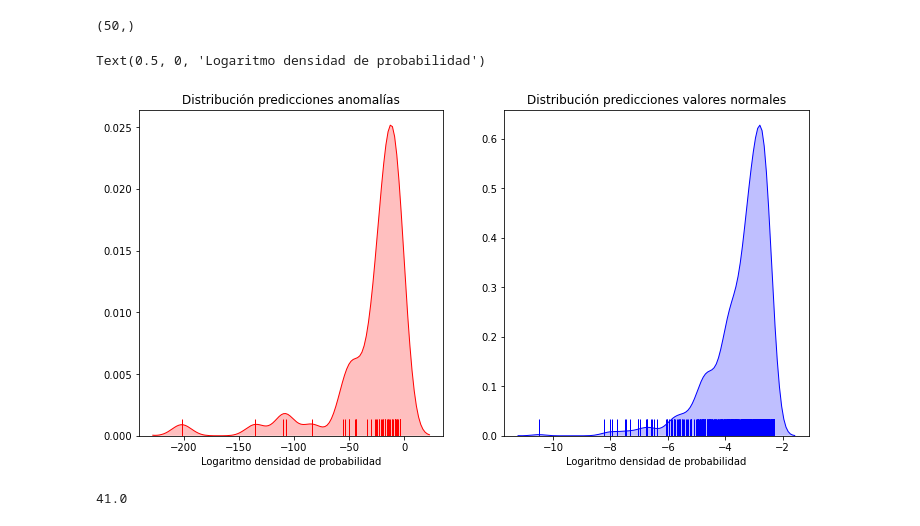
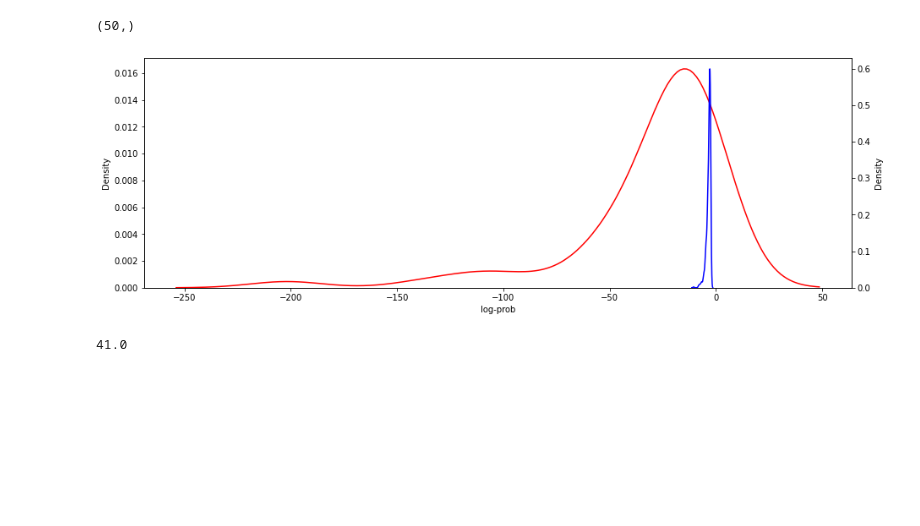
Before and after one commit to FIUBA-Posgrado-Inteligencia-Artificial/intro_ia, a Jupyter notebook: clase_7/jupyterbooks/GMM - Anomaly Detection.ipynb, the cells around one changed output. Cells and saved outputs as stored; diff of their text form; code cells hidden in the pictures; blank space fills up the shorter version.

```diff
--- a/clase_7/jupyterbooks/GMM - Anomaly Detection.ipynb
+++ b/clase_7/jupyterbooks/GMM - Anomaly Detection.ipynb
@@ -59,33 +59,23 @@ log_prob = gm.score_samples(X=X_append)
 log_prob.shape
 # %% [output]
 (50,)
-# %%
-fig, (ax_1, ax_2) = plt.subplots(nrows=1, ncols=2, figsize=(12, 6))
-
-sns.distplot(
-    log_prob,
-    hist    = False,
-    rug     = True,
-    color   = 'red',
-    kde_kws = {'shade': True, 'linewidth': 1},
-    ax      = ax_1
-)
-
-ax_1.set_title('Distribución predicciones anomalías')
-ax_1.set_xlabel('Logaritmo densidad de probabilidad')
-
-sns.distplot(
-    log_prob_train,
-    hist    = False,
-    rug     = True,
-    color   = 'blue',
-    kde_kws = {'shade': True, 'linewidth': 1},
-    ax      = ax_2
-)
-
-ax_2.set_title('Distribución predicciones valores normales')
-ax_2.set_xlabel('Logaritmo densidad de probabilidad')
-# %% [output]
-Text(0.5, 0, 'Logaritmo densidad de probabilidad')
-[figure, removed]
+# %%
+f, ax = plt.subplots(figsize=(15,5))
+
+sns.kdeplot(
+    data = log_prob,
+    color   = 'red',
+    ax      = ax
+)
+ax2 = ax.twinx()
+
+sns.kdeplot(
+    x = log_prob_train,
+    color   = 'blue',
+    ax      = ax2
+)
+ax.set_xlabel('log-prob')
+plt.show()
+# %% [output]
+[figure, added]
 # %%
```
Also changed, not shown: parts of 13 cells of this notebook.
